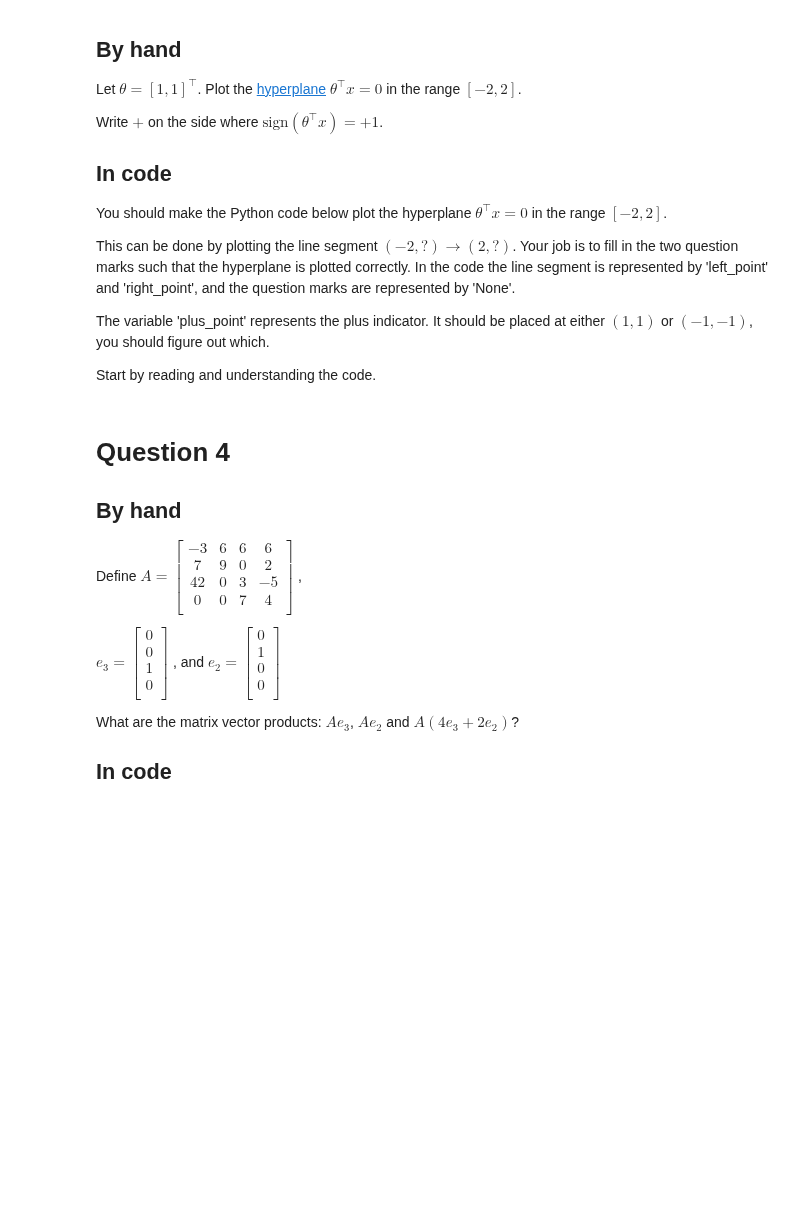
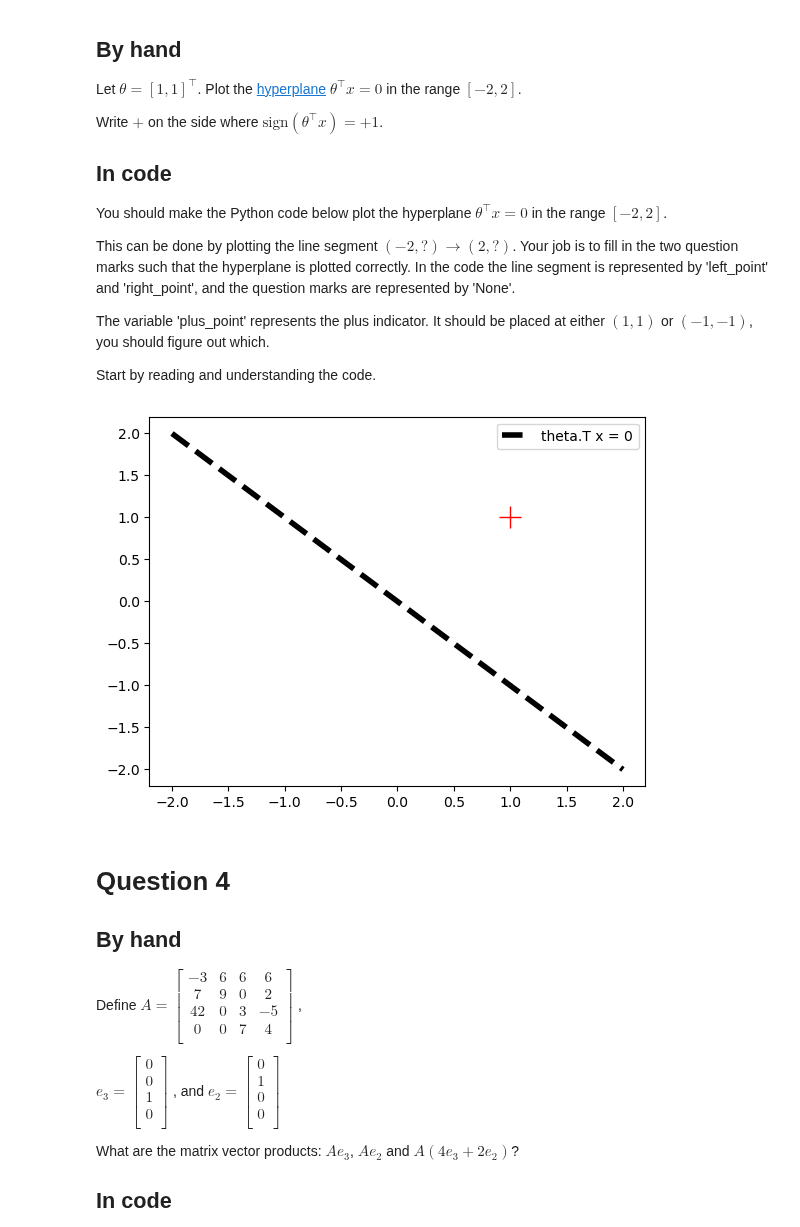
Before and after one commit to Moth-0/Uni, a Jupyter notebook: 5. Semester/Machine/TØ/week1/theory_mathquiz.ipynb, the cells around one changed output. Saved outputs shown, nothing was run; the diff lists cells and outputs as text; code cells hidden in the pictures; blank space fills up the shorter version.

```diff
--- a/5. Semester/Machine/TØ/week1/theory_mathquiz.ipynb
+++ b/5. Semester/Machine/TØ/week1/theory_mathquiz.ipynb
@@ -93,28 +131,30 @@ Start by reading and understanding the code.
 # %%
 # Ensure plots are in-line
 %matplotlib inline
 
 # MatplotLib is a library for plotting data.
 # Here we use it to:
 #     1. plot the hyperplane 'theta.T*x=0' (.T means transpose)
 #     2. plot the plus indicator at either (1,1) or (-1, -1).
 import matplotlib.pyplot as plt
 
 # The line segment is represented by 'left_point' and 'right_point'.
-left_point = [-2, None]
-right_point = [2, None]
+left_point = [-2, 2]
+right_point = [2, -2]
 plus_pos = [1, 1] #or [-1, -1]
 
 # Assign the correct values to 'left_point', 'right_point' and 'plus_pos'.
 ### YOUR CODE
 ### END CODE
 
 # The following lines produce the plots. Try run the code.
 # See the documentation at https://matplotlib.org/contents.html
 plt.plot([left_point[0], right_point[0]], [left_point[1], right_point[1]], 'k--', linewidth=4, label='theta.T x = 0')
 plt.plot(plus_pos[0], plus_pos[1],'r', marker='+', markersize = 16, linewidth=4)
 plt.legend()
 plt.show()
+# %% [output]
+[figure, added]
 # %% [markdown]
 # Question 4
 ## By hand
```
Also changed, not shown: parts of 7 cells of this notebook.
